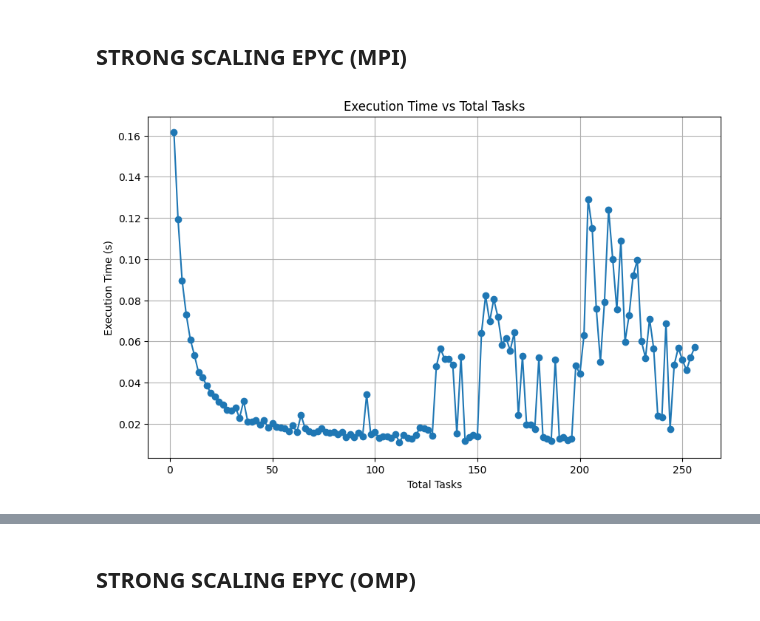
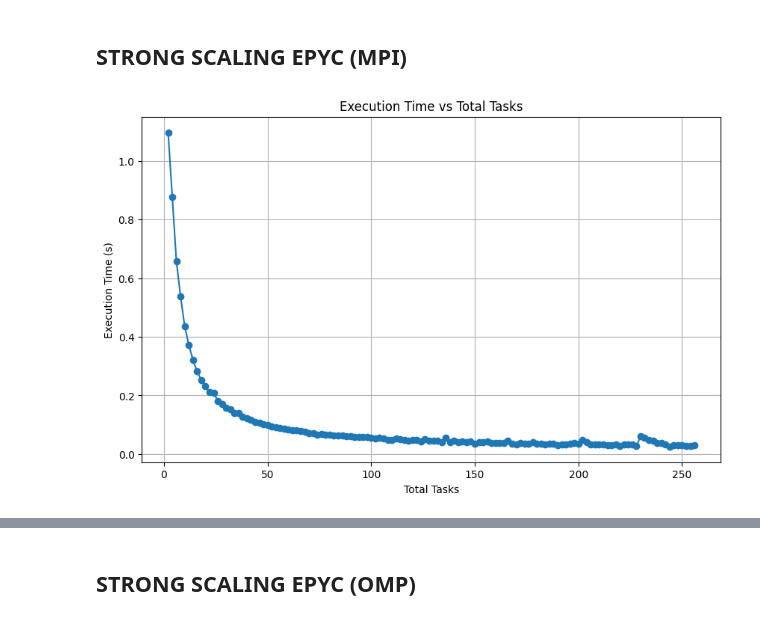
Before and after one commit to EdoardoZappia/HPC_ex, a Jupyter notebook: HPC_ex2/analisys.ipynb, the cells around one changed output, grey strips where cells are left out. Cells and saved outputs as stored; diff of their text form; code cells hidden in the pictures.

```diff
--- a/HPC_ex2/analisys.ipynb
+++ b/HPC_ex2/analisys.ipynb
@@ -141,20 +614,20 @@ Quindi, nel grafico, potrebbe essere osservato un aumento graduale del tempo di
 ## STRONG SCALING EPYC (MPI)
 # %%
 # Leggi il file CSV utilizzando Pandas
-data = pd.read_csv("mpi_strong_epyc.csv")
+data = pd.read_csv("csv/mpi_strong_epyc.csv")
 
 # Estrai le colonne
 x = data["Total Tasks"]
 y = data["Execution Time (s)"]
 
 # Plotta i dati
 plt.figure(figsize=(10, 6))
 plt.plot(x, y, marker='o', linestyle='-')
 plt.xlabel('Total Tasks')
 plt.ylabel('Execution Time (s)')
 plt.title('Execution Time vs Total Tasks')
 
 plt.grid(True)
 plt.show()
 # %% [output]
-[figure, old version]
+[figure, new version]
```
Also changed, not shown: parts of 19 cells of this notebook, 52 other files.
